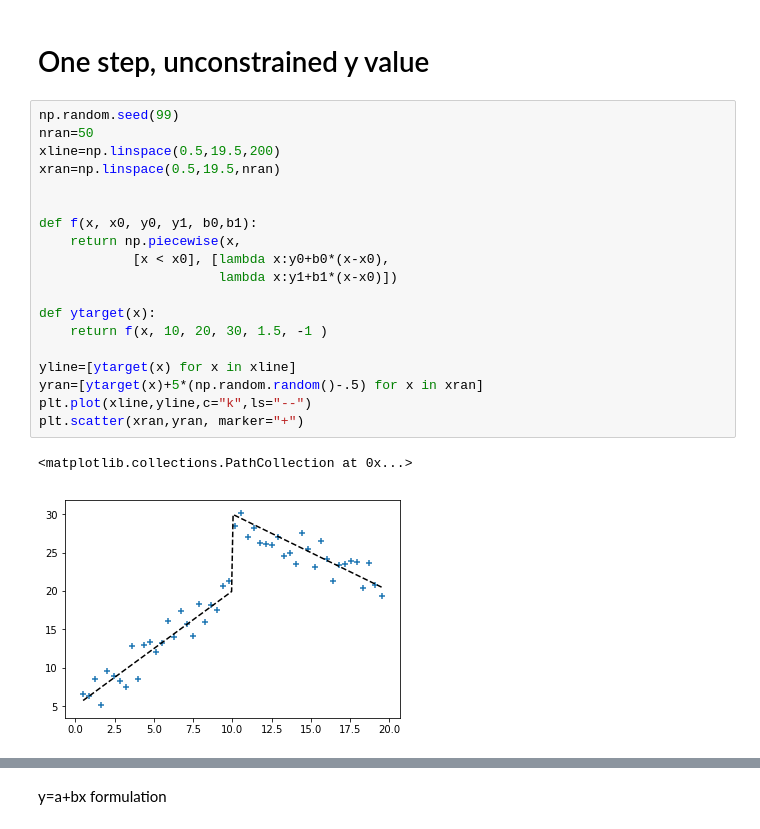
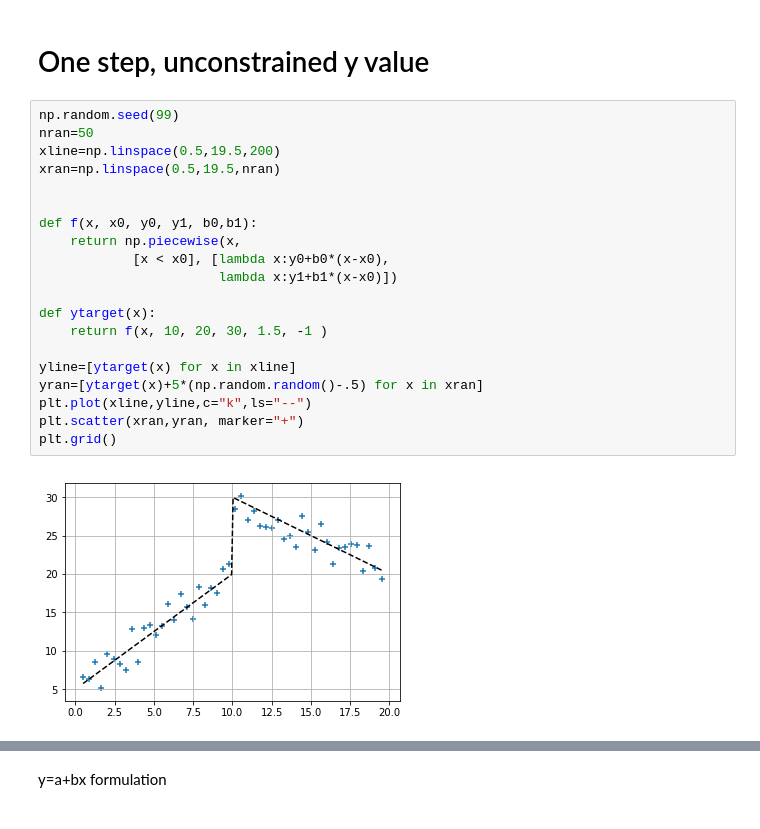
Before and after one commit to biomathman/machine-learning-in-python-book, a Jupyter notebook: notebooks/chapter-4-stepwise-regression.ipynb, the cells around one changed output, grey strips where cells are left out. Cells and saved outputs as stored; diff of their text form.

```diff
--- a/notebooks/chapter-4-stepwise-regression.ipynb
+++ b/notebooks/chapter-4-stepwise-regression.ipynb
@@ -171,23 +194,23 @@ plt.savefig("three-point-line-step-fit.pdf")
 # %%
 np.random.seed(99)
 nran=50
 xline=np.linspace(0.5,19.5,200)
 xran=np.linspace(0.5,19.5,nran)
 
 
 def f(x, x0, y0, y1, b0,b1):
     return np.piecewise(x,
             [x < x0], [lambda x:y0+b0*(x-x0),
                        lambda x:y1+b1*(x-x0)])
 
 def ytarget(x):
     return f(x, 10, 20, 30, 1.5, -1 )
 
 yline=[ytarget(x) for x in xline]
 yran=[ytarget(x)+5*(np.random.random()-.5) for x in xran]
 plt.plot(xline,yline,c="k",ls="--")
 plt.scatter(xran,yran, marker="+")
+plt.grid()
 # %% [output]
-<matplotlib.collections.PathCollection at 0x...>
-[figure, old version]
+[figure, new version]
 # %%
```
Also changed, not shown: parts of 13 cells of this notebook.
